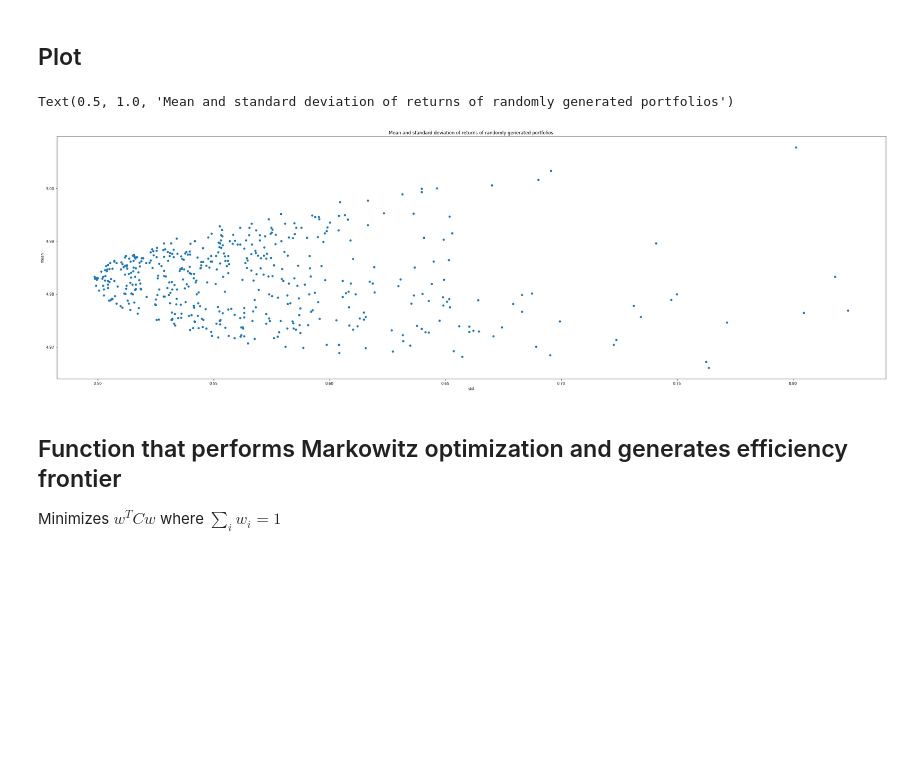
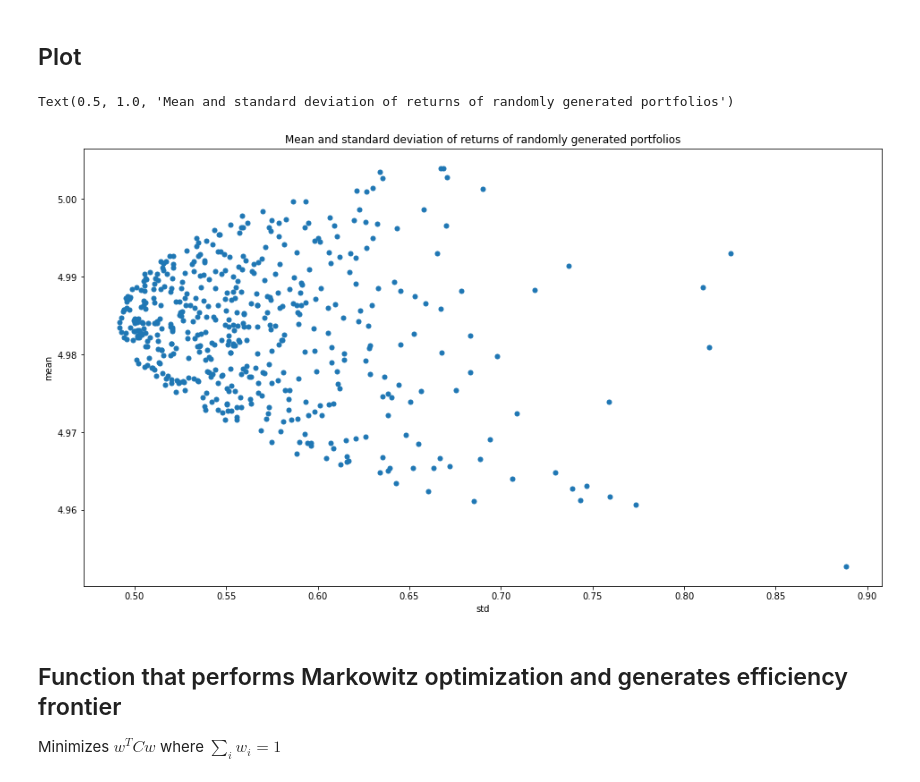
Before and after one commit to ecox10/Portfolio-Optimization, a Jupyter notebook: EfficiencyFrontierPlot.ipynb, the cells around one changed output. Drawn from its saved outputs; the diff is of its cells as text; code cells hidden in the pictures; blank space fills up the shorter version.

```diff
--- a/EfficiencyFrontierPlot.ipynb
+++ b/EfficiencyFrontierPlot.ipynb
@@ -28,7 +28,7 @@ n_assets = 4
 ## Set number of observations
 n_obs = 1000
 
-return_vec = np.random.randn(n_assets, n_obs) + 5
+return_vec = np.random.randn(n_assets, n_obs) + 5.0
 # %% [markdown]
 ## Create Random Weights
 
@@ -72,14 +72,15 @@ means, stds = np.column_stack([
 # %% [markdown]
 ## Plot
 # %%
+rcParams['figure.figsize'] = 16,9
 fig = plt.figure()
 plt.plot(stds, means, 'o', markersize = 5)
 plt.xlabel('std')
 plt.ylabel('mean')
 plt.title('Mean and standard deviation of returns of randomly generated portfolios')
 # %% [output]
 Text(0.5, 1.0, 'Mean and standard deviation of returns of randomly generated portfolios')
-[figure, old version]
+[figure, new version]
 # %% [markdown]
 ## Function that performs Markowitz optimization and generates efficiency frontier
 
```
Also changed, not shown: parts of 2 cells of this notebook.
